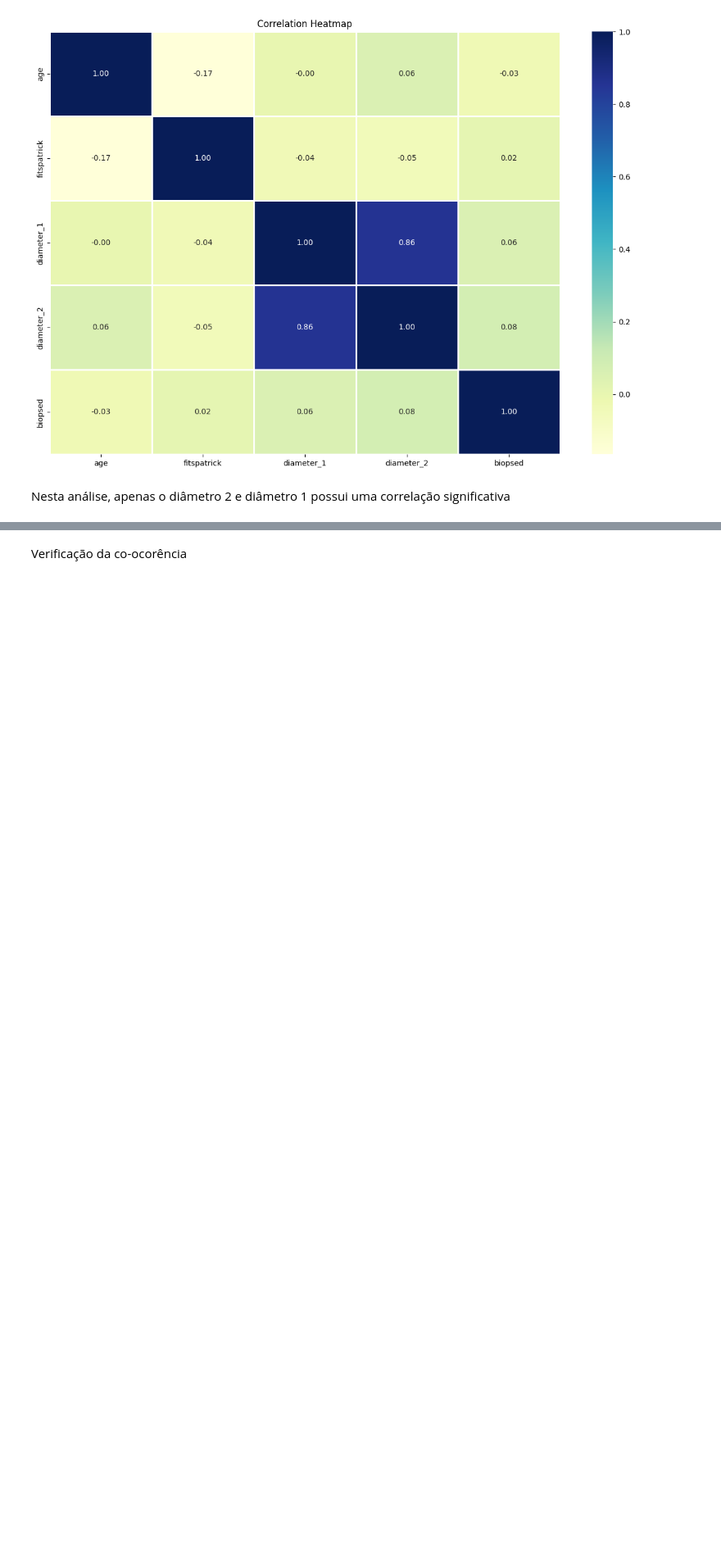
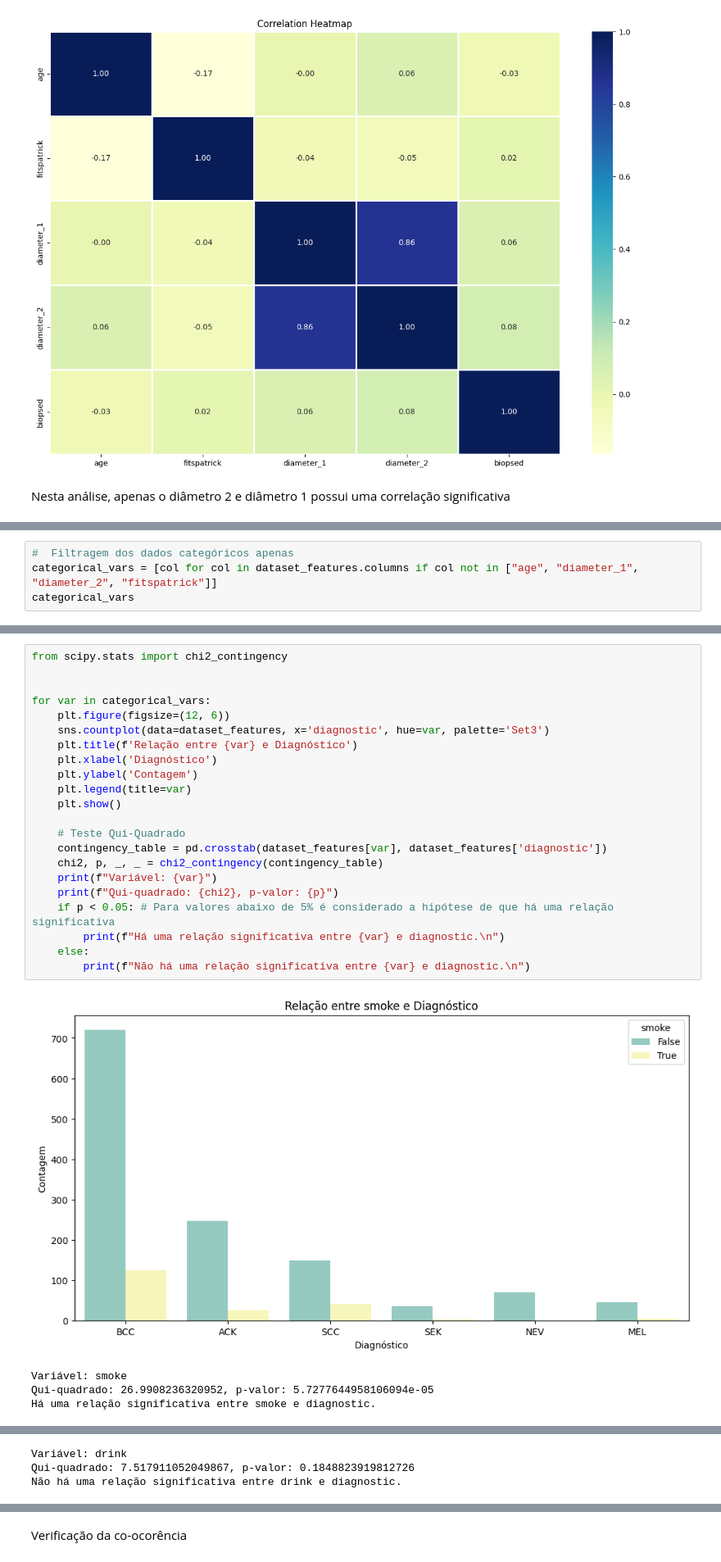
Before and after one commit to life-ufes/pad_ufes_20_eda, a Jupyter notebook: src/EDA.ipynb, the cells around one changed output, grey strips where cells are left out. Shown at 82% size. Cells and saved outputs as stored; diff of their text form; blank space fills up the shorter version.

```diff
--- a/src/EDA.ipynb
+++ b/src/EDA.ipynb
@@ -227,0 +230,4 @@ Nesta análise, apenas o diâmetro 2 e diâmetro 1 possui uma correlação signi
+# %%
+#  Filtragem dos dados categóricos apenas
+categorical_vars = [col for col in dataset_features.columns if col not in ["age", "diameter_1", "diameter_2", "fitspatrick"]]
+categorical_vars
@@ -227,0 +254,27 @@ Nesta análise, apenas o diâmetro 2 e diâmetro 1 possui uma correlação signi
+# %%
+from scipy.stats import chi2_contingency
+
+
+for var in categorical_vars:
+    plt.figure(figsize=(12, 6))
+    sns.countplot(data=dataset_features, x='diagnostic', hue=var, palette='Set3')
+    plt.title(f'Relação entre {var} e Diagnóstico')
+    plt.xlabel('Diagnóstico')
+    plt.ylabel('Contagem')
+    plt.legend(title=var)
+    plt.show()
+
+    # Teste Qui-Quadrado
+    contingency_table = pd.crosstab(dataset_features[var], dataset_features['diagnostic'])
+    chi2, p, _, _ = chi2_contingency(contingency_table)
+    print(f"Variável: {var}")
+    print(f"Qui-quadrado: {chi2}, p-valor: {p}")
+    if p < 0.05: # Para valores abaixo de 5% é considerado a hipótese de que há uma relação significativa
+        print(f"Há uma relação significativa entre {var} e diagnostic.\n")
+    else:
+        print(f"Não há uma relação significativa entre {var} e diagnostic.\n")
+# %% [output]
+[figure, added]
+Variável: smoke
+Qui-quadrado: 26.9908236320952, p-valor: 5.7277644958106094e-05
+Há uma relação significativa entre smoke e diagnostic.
@@ -227,0 +282,3 @@ Nesta análise, apenas o diâmetro 2 e diâmetro 1 possui uma correlação signi
+Variável: drink
+Qui-quadrado: 7.517911052049867, p-valor: 0.1848823919812726
+Não há uma relação significativa entre drink e diagnostic.
```
Also changed, not shown: parts of 18 cells of this notebook, 3 other files.
